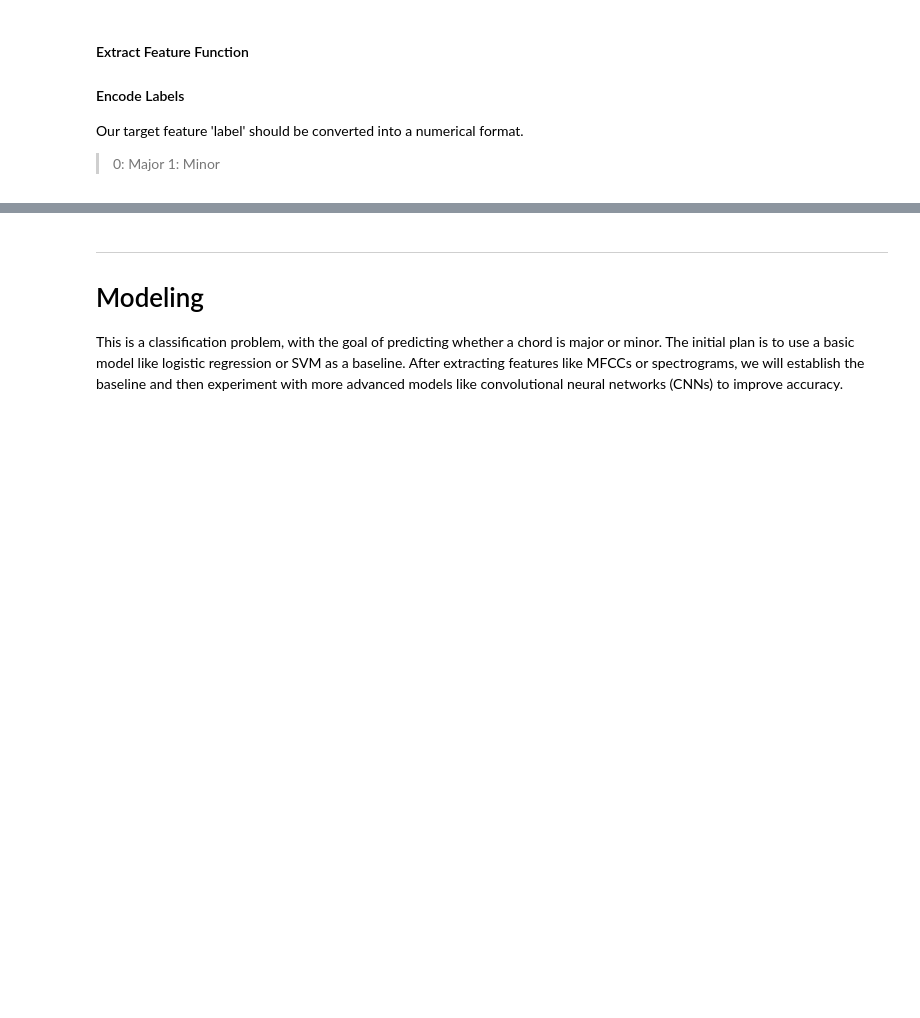
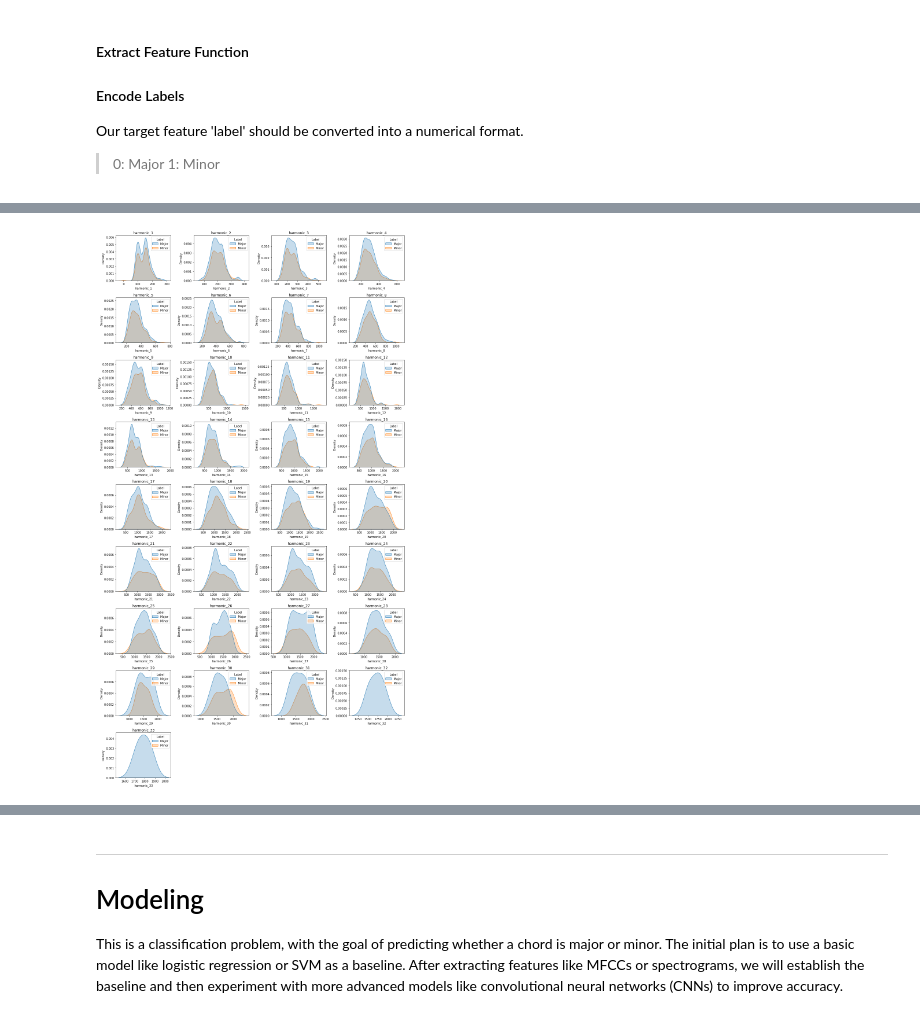
Before and after one commit to woodenikki/chord-classification, a Jupyter notebook: workbook.ipynb, the cells around one changed output, grey strips where cells are left out. Cells and saved outputs as stored; diff of their text form; code cells hidden in the pictures; blank space fills up the shorter version.

```diff
--- a/workbook.ipynb
+++ b/workbook.ipynb
@@ -399,9 +419,6 @@ for item in harmonics_data:
 # Create a new DataFrame from the list of dictionaries
 harmonics_df = pd.DataFrame(harmonics_dict_list)
 
-# Encode labels
-harmonics_df['Label'] = harmonics_df['Label'].map({'Major': 0, 'Minor': 1})
-
 # Display the first few rows of the new DataFrame
 print(harmonics_df.head())
 # %% [output]
@@ -429,2 +490,25 @@ print(harmonics_df['Label'].unique())
 # %%
-harmonic_columns = [col for col in harmonics_df.columns if col.startswith('harmonic_')]
+harmonic_columns = [col for col in harmonics_df.columns if 'harmonic_' in col]
+num_harmonics = len(harmonic_columns)
+
+interval_columns = [col for col in harmonics_df.columns if 'Interval' in col]
+# %%
+num_cols = 4
+num_rows = int(np.ceil(len(harmonic_columns) / num_cols))
+
+# Loop through each harmonic and plot the distributions
+fig, axes = plt.subplots(num_rows, num_cols, figsize=(15, num_rows * 3))
+axes = axes.flatten()  # Flatten axes for easier iteration
+
+for i, col in enumerate(harmonic_columns):
+    sns.kdeplot(ax=axes[i], data=harmonics_df, x=col, hue="Label", fill=True)
+    axes[i].set_title(col)
+
+# Hide extra subplots if necessary
+for j in range(i + 1, len(axes)):
+    fig.delaxes(axes[j])
+
+fig.tight_layout()
+plt.show()
+# %% [output]
+[figure, added]
```
Also changed, not shown: parts of 16 cells of this notebook.
